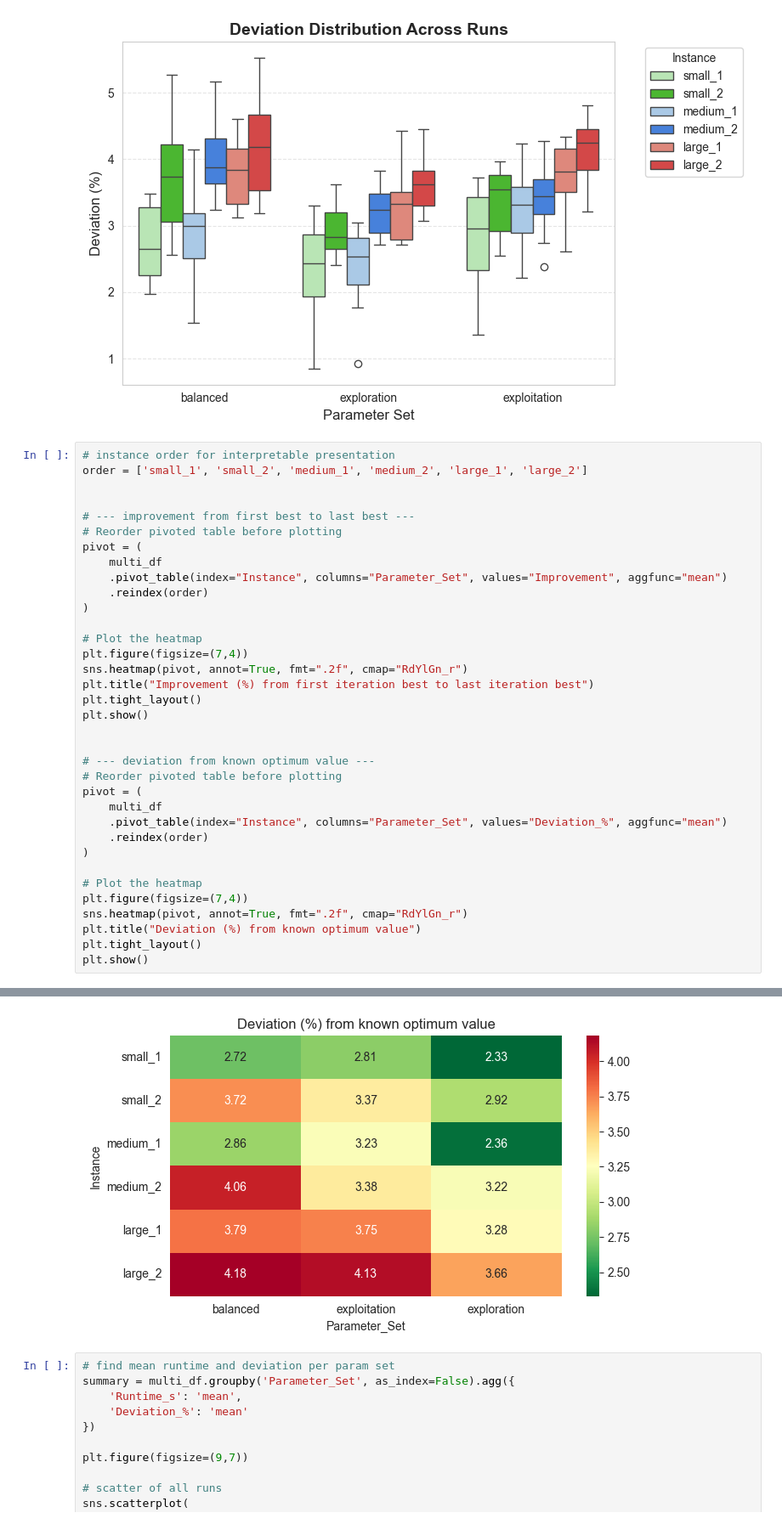
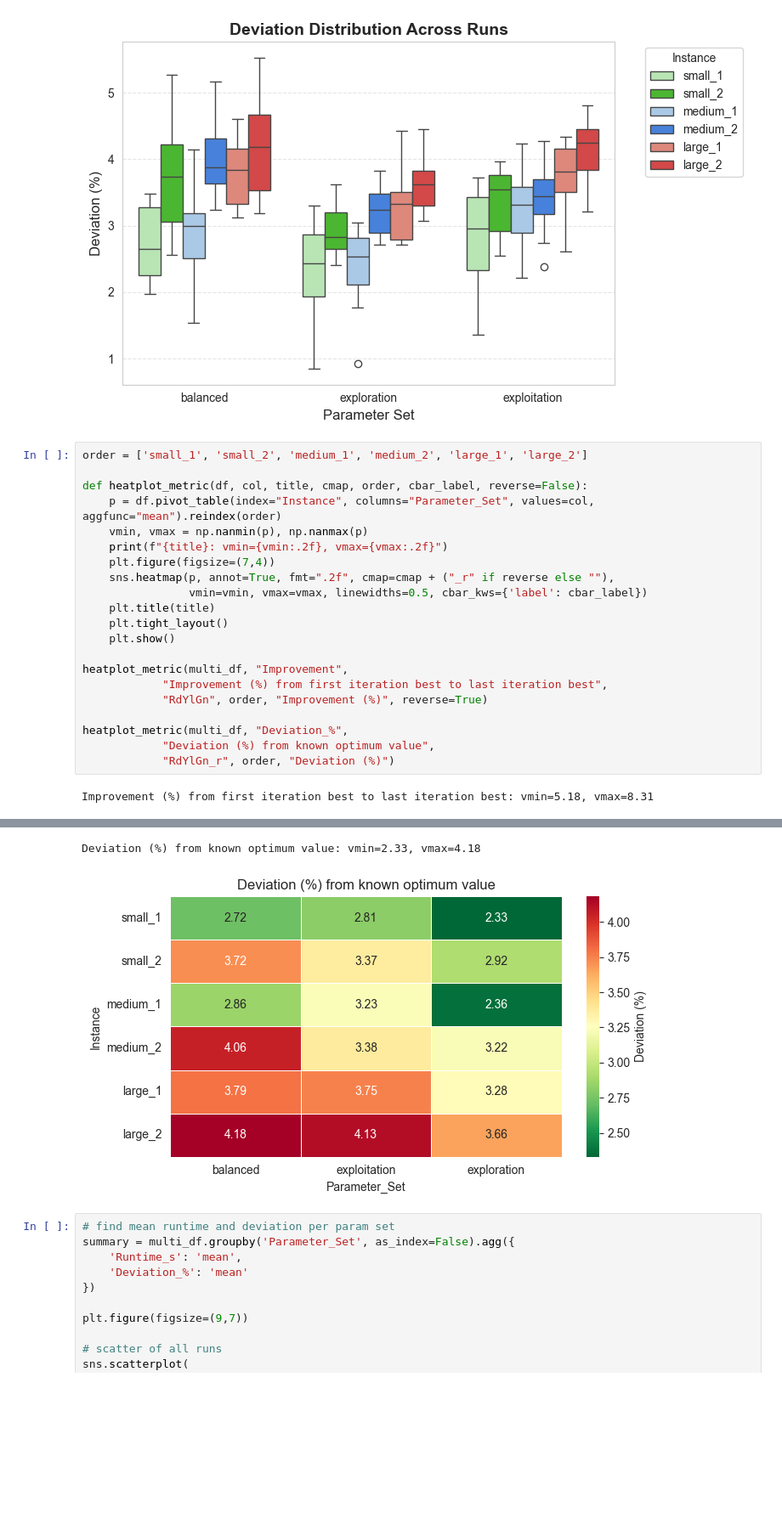
Before and after one commit to jofa016/ACIT4610---Final-Group-Project, a Jupyter notebook: BA_Knapsack.ipynb, the cells around one changed output, grey strips where cells are left out. Shown at 85% size. Drawn from its saved outputs; the diff is of its cells as text; blank space fills up the shorter version.

Commit message:
change to heatplots

```diff
--- a/BA_Knapsack.ipynb
+++ b/BA_Knapsack.ipynb
@@ -988,38 +988,25 @@ plt.show()
 # %% [output]
 [figure]
 # %%
-# instance order for interpretable presentation
 order = ['small_1', 'small_2', 'medium_1', 'medium_2', 'large_1', 'large_2']
 
+def heatplot_metric(df, col, title, cmap, order, cbar_label, reverse=False):
+    p = df.pivot_table(index="Instance", columns="Parameter_Set", values=col, aggfunc="mean").reindex(order)
+    vmin, vmax = np.nanmin(p), np.nanmax(p)
+    print(f"{title}: vmin={vmin:.2f}, vmax={vmax:.2f}")
+    plt.figure(figsize=(7,4))
+    sns.heatmap(p, annot=True, fmt=".2f", cmap=cmap + ("_r" if reverse else ""),
+                vmin=vmin, vmax=vmax, linewidths=0.5, cbar_kws={'label': cbar_label})
+    plt.title(title)
+    plt.tight_layout()
+    plt.show()
 
-# --- improvement from first best to last best ---
-# Reorder pivoted table before plotting
-pivot = (
-    multi_df
-    .pivot_table(index="Instance", columns="Parameter_Set", values="Improvement", aggfunc="mean")
-    .reindex(order)
-)
+heatplot_metric(multi_df, "Improvement",
+            "Improvement (%) from first iteration best to last iteration best",
+            "RdYlGn", order, "Improvement (%)", reverse=True)
 
-# Plot the heatmap
-plt.figure(figsize=(7,4))
-sns.heatmap(pivot, annot=True, fmt=".2f", cmap="RdYlGn_r")
-plt.title("Improvement (%) from first iteration best to last iteration best")
-plt.tight_layout()
-plt.show()
-
-
-# --- deviation from known optimum value ---
-# Reorder pivoted table before plotting
-pivot = (
-    multi_df
-    .pivot_table(index="Instance", columns="Parameter_Set", values="Deviation_%", aggfunc="mean")
-    .reindex(order)
-)
-
-# Plot the heatmap
-plt.figure(figsize=(7,4))
-sns.heatmap(pivot, annot=True, fmt=".2f", cmap="RdYlGn_r")
-plt.title("Deviation (%) from known optimum value")
-plt.tight_layout()
-plt.show()
+heatplot_metric(multi_df, "Deviation_%",
+            "Deviation (%) from known optimum value",
+            "RdYlGn_r", order, "Deviation (%)")
 # %% [output]
+Improvement (%) from first iteration best to last iteration best: vmin=5.18, vmax=8.31
@@ -1027,4 +1014,5 @@ plt.show()
+Deviation (%) from known optimum value: vmin=2.33, vmax=4.18
-[figure, old version]
+[figure, new version]
 # %%
 # find mean runtime and deviation per param set
 summary = multi_df.groupby('Parameter_Set', as_index=False).agg({
```
Also changed, not shown: parts of 1 cell of this notebook.
